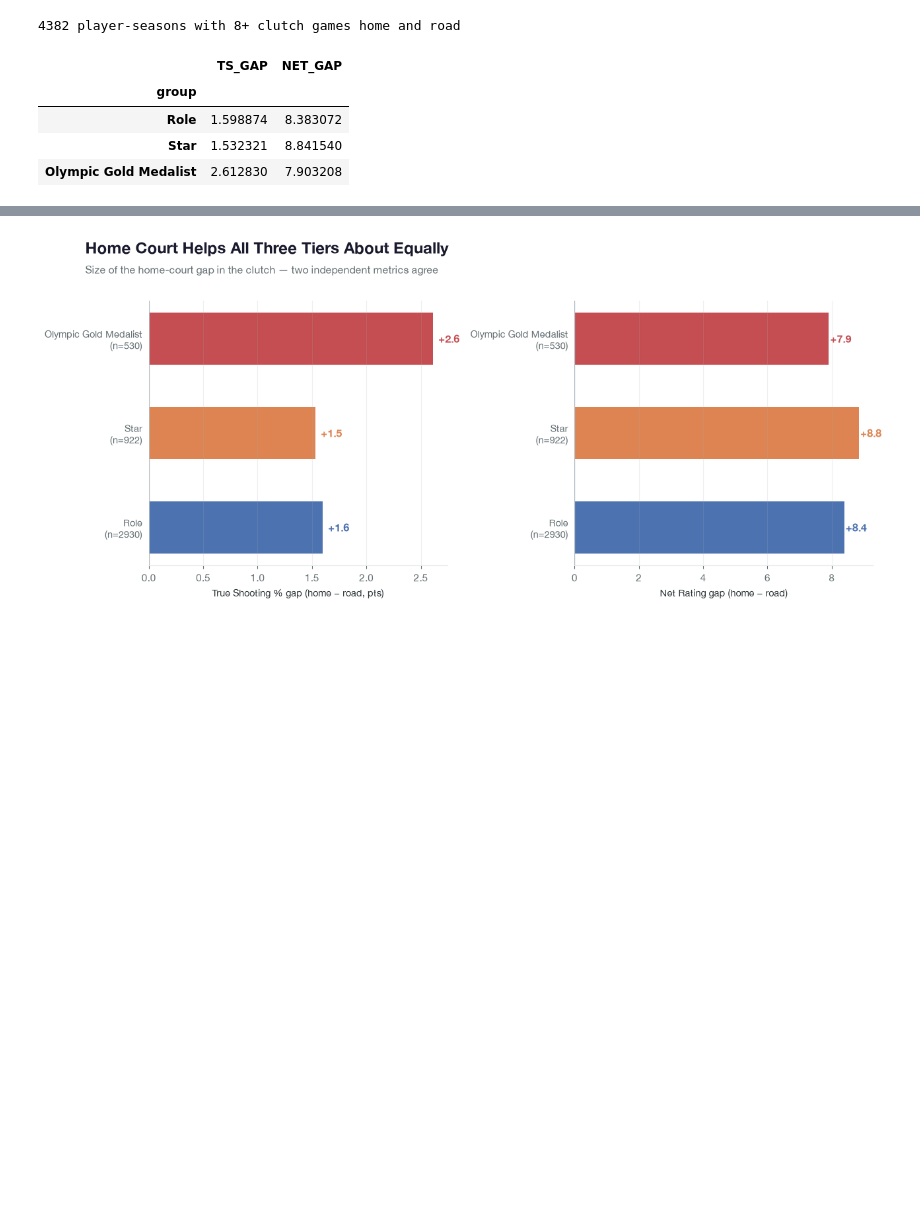
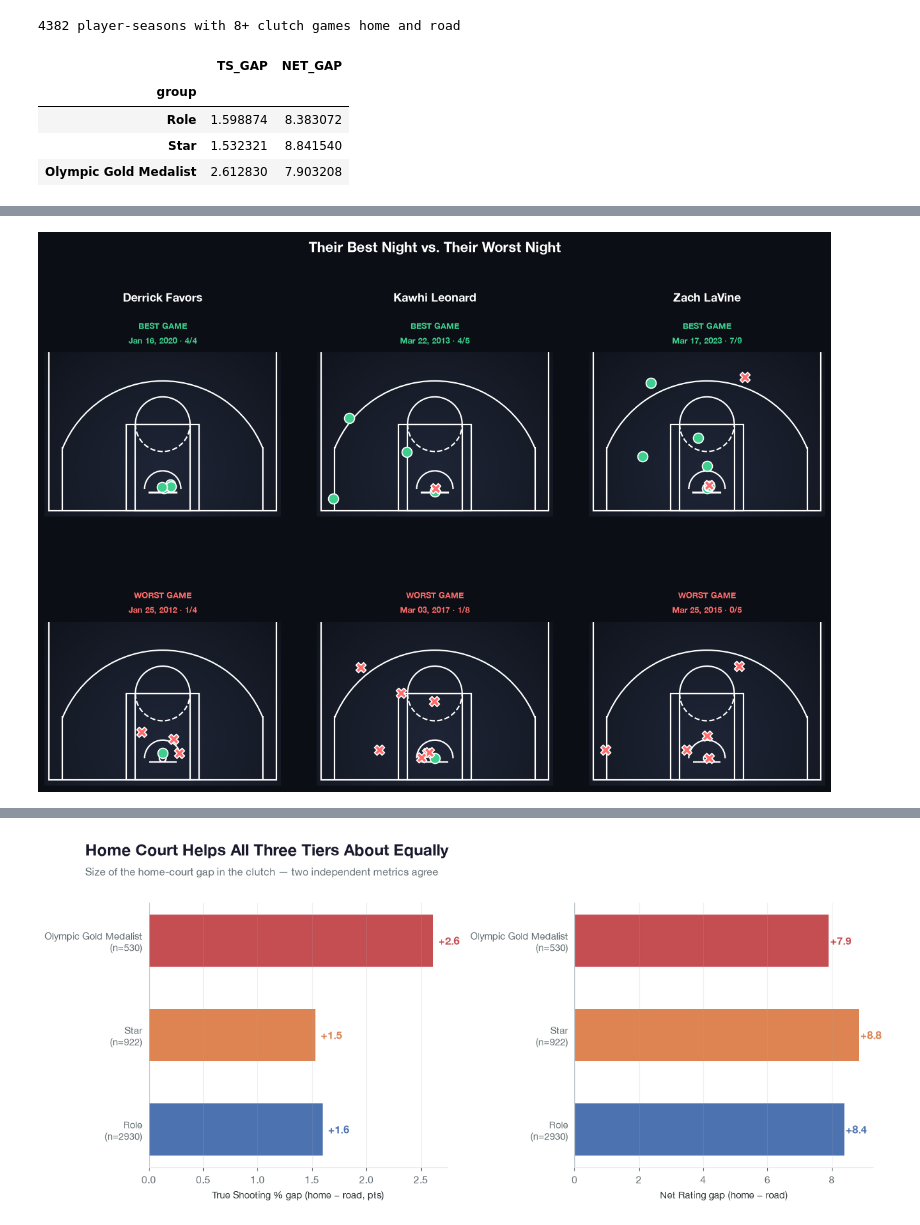
Before and after one commit to DanielBubalo/nba-clutch-reputation-data, a Jupyter notebook: nba_demo_test.ipynb, the cells around one changed output, grey strips where cells are left out. Drawn from its saved outputs; the diff is of its cells as text; code cells hidden in the pictures; blank space fills up the shorter version.

```diff
--- a/nba_demo_test.ipynb
+++ b/nba_demo_test.ipynb
@@ -598,0 +1150,45 @@ tier_gaps
+# %%
+fig, axes = plt.subplots(2, 3, figsize=(13, 9))
+fig.patch.set_facecolor('#0B0E14')
+fig.subplots_adjust(hspace=0.55, wspace=0.15, top=0.80, bottom=0.03, left=0.03, right=0.97)
+
+xx, yy = np.meshgrid(np.linspace(-260, 260, 300), np.linspace(-60, 430, 300))
+dist = np.sqrt(xx**2 + (yy - 40)**2)
+grad = np.clip(1 - (dist / dist.max()), 0, 1)
+glow_cmap = LinearSegmentedColormap.from_list('glow', ['#0B0E14', '#161B27', '#1E2536'])
+
+for col, name in enumerate(case_players):
+    best_game = best_worst_games[name]['best']
+    worst_game = best_worst_games[name]['worst']
+
+    for row, (game, label, color) in enumerate([(best_game, 'BEST GAME', '#3ECF8E'), (worst_game, 'WORST GAME', '#FF6B6B')]):
+        ax = axes[row, col]
+        game_shots = case_true_clutch_shots_v2[
+            (case_true_clutch_shots_v2['PLAYER_NAME'] == name) &
+            (case_true_clutch_shots_v2['GAME_ID'] == game['GAME_ID'])
+        ]
+
+        ax.set_facecolor('#0B0E14')
+        ax.imshow(grad, extent=[-260, 260, -60, 430], origin='lower', cmap=glow_cmap, aspect='auto', zorder=0)
+        draw_court(ax, color='white')
+
+        made = game_shots[game_shots['SHOT_MADE_FLAG'] == 1]
+        missed = game_shots[game_shots['SHOT_MADE_FLAG'] == 0]
+        ax.scatter(made['LOC_X'], made['LOC_Y'], s=130, color='#3ECF8E', edgecolor='white', linewidth=1.3, zorder=3, marker='o')
+        ax.scatter(missed['LOC_X'], missed['LOC_Y'], s=130, color='#FF6B6B', edgecolor='white', linewidth=1.3, zorder=3, marker='X')
+
+        ax.set_xlim(-260, 260)
+        ax.set_ylim(-60, 300)
+        ax.set_aspect('equal')
+        ax.axis('off')
+        ax.set_title(f"{label}\n{format_date(game['GAME_DATE'])} · {game['fgm']:.0f}/{game['fga']:.0f}",
+                     fontsize=9, fontweight='bold', color=color, pad=10, linespacing=1.6)
+
+for col, name in enumerate(case_players):
+    x_pos = axes[0, col].get_position().x0 + axes[0, col].get_position().width/2
+    fig.text(x_pos, 0.88, name, fontsize=13, fontweight='bold', color='white', ha='center')
+
+fig.suptitle('Their Best Night vs. Their Worst Night', fontsize=16, fontweight='bold', y=0.99, color='white')
+plt.show()
+# %% [output]
+[figure, added]
```
Also changed, not shown: parts of 32 cells of this notebook, 12 other files.
